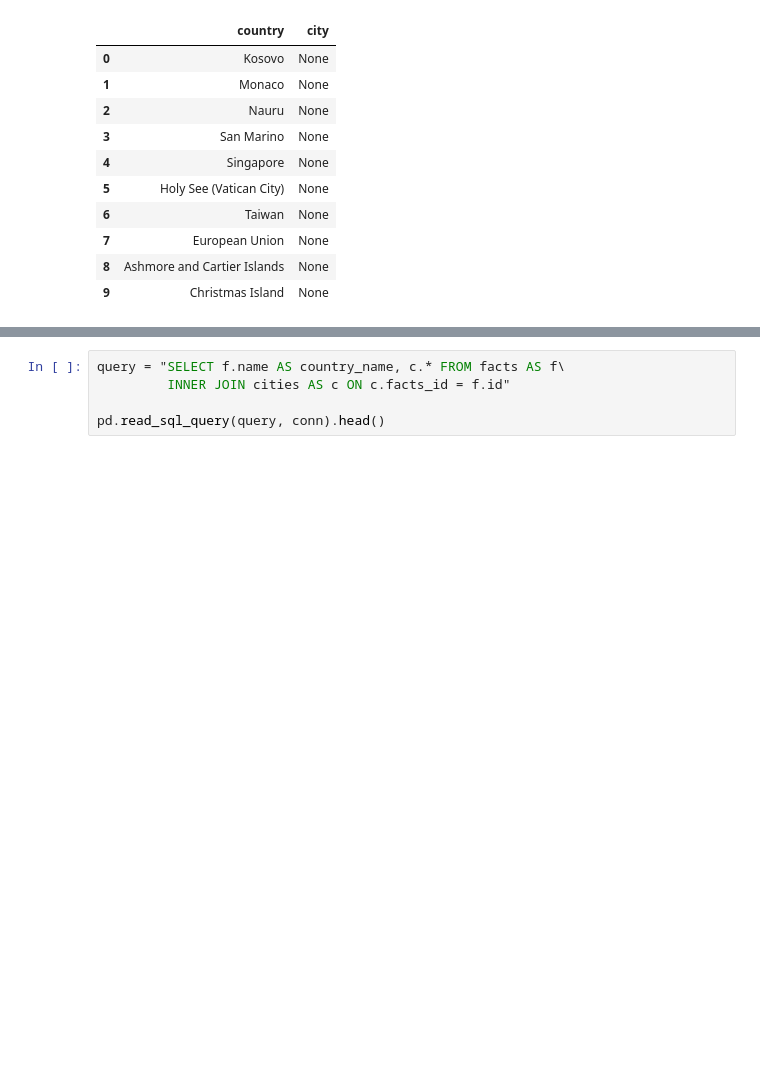
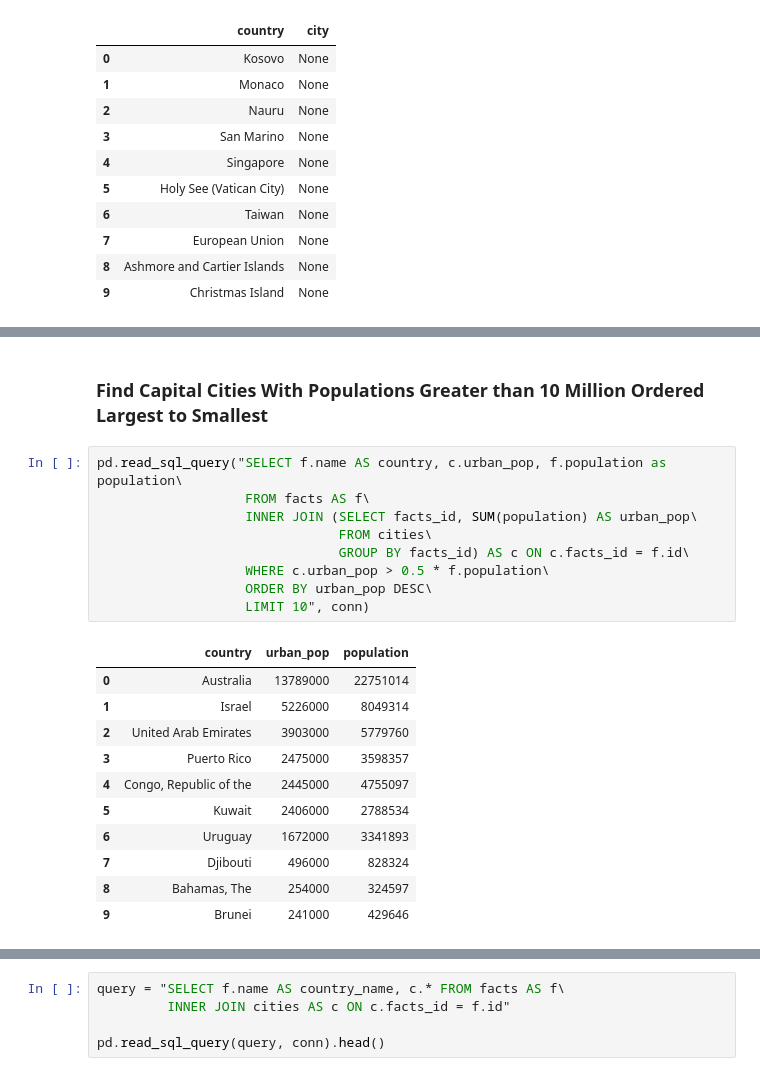
Before and after one commit to FightingInertia/Joining_Data_In_SQL, a Jupyter notebook: Joining Data in SQL.ipynb, the cells around one changed output, grey strips where cells are left out. Drawn from its saved outputs; the diff is of its cells as text; blank space fills up the shorter version.

```diff
--- a/Joining Data in SQL.ipynb
+++ b/Joining Data in SQL.ipynb
@@ -150,0 +169,23 @@ git stats
+# %% [markdown]
+### Find Capital Cities With Populations Greater than 10 Million Ordered Largest to Smallest
+# %%
+pd.read_sql_query("SELECT f.name AS country, c.urban_pop, f.population as population\
+                   FROM facts AS f\
+                   INNER JOIN (SELECT facts_id, SUM(population) AS urban_pop\
+                               FROM cities\
+                               GROUP BY facts_id) AS c ON c.facts_id = f.id\
+                   WHERE c.urban_pop > 0.5 * f.population\
+                   ORDER BY urban_pop DESC\
+                   LIMIT 10", conn)
+# %% [output]
+|  | country | urban_pop | population |
+| 0 | Australia | 13789000 | 22751014 |
+| 1 | Israel | 5226000 | 8049314 |
+| 2 | United Arab Emirates | 3903000 | 5779760 |
+| 3 | Puerto Rico | 2475000 | 3598357 |
+| 4 | Congo, Republic of the | 2445000 | 4755097 |
+| 5 | Kuwait | 2406000 | 2788534 |
+| 6 | Uruguay | 1672000 | 3341893 |
+| 7 | Djibouti | 496000 | 828324 |
+| 8 | Bahamas, The | 254000 | 324597 |
+| 9 | Brunei | 241000 | 429646 |
```
Also changed, not shown: parts of 6 cells of this notebook.
